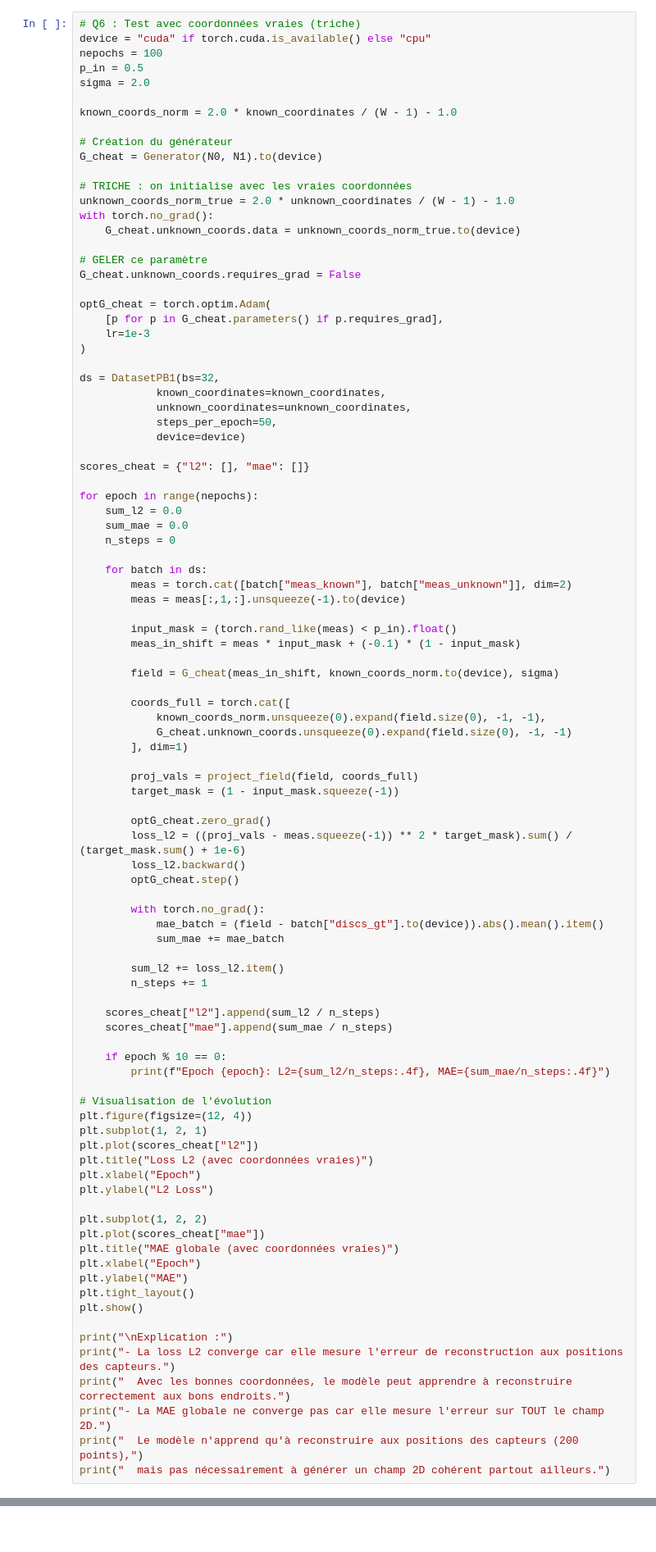
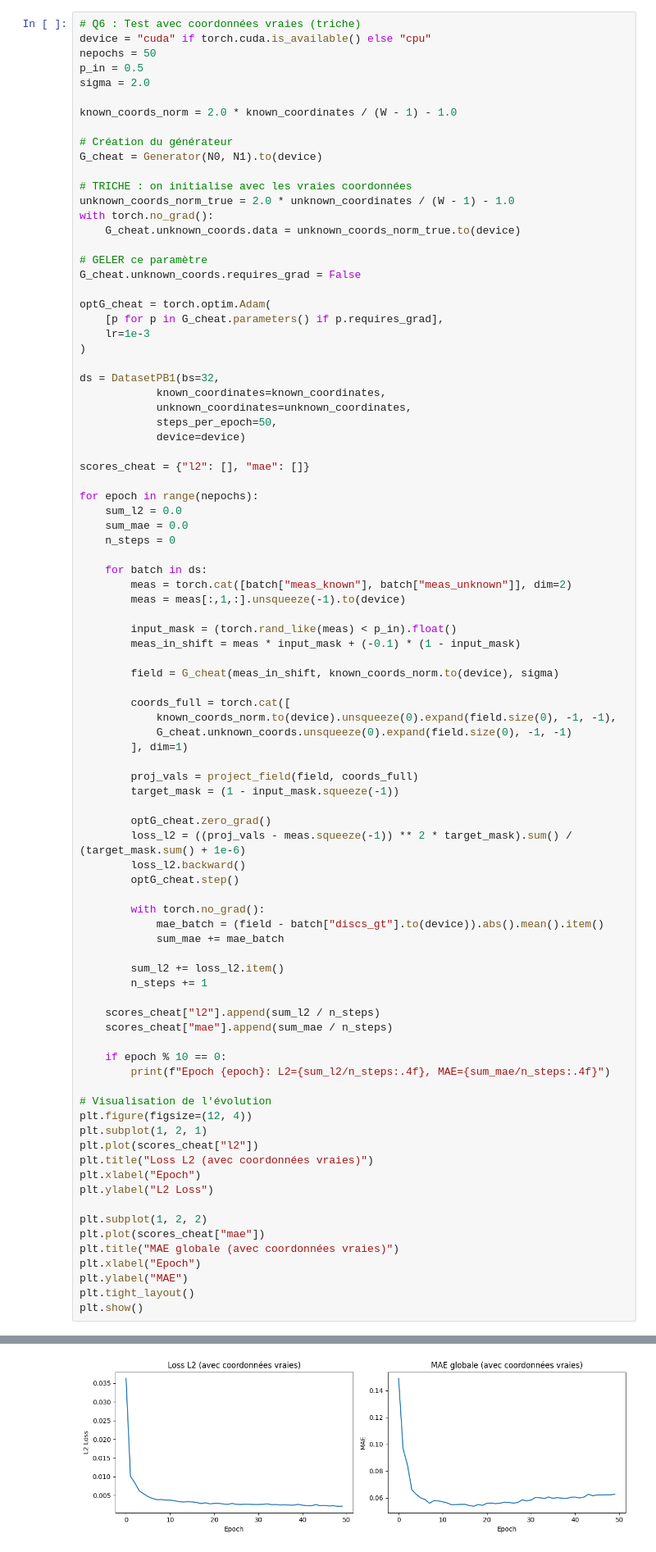
Before and after one commit to berbessout/ML_S5_etudiants, a Jupyter notebook: exams/exam_session1/problem1.ipynb, the cells around one changed output, grey strips where cells are left out. Shown at 82% size. Drawn from its saved outputs; the diff is of its cells as text; blank space fills up the shorter version.

```diff
--- a/exams/exam_session1/problem1.ipynb
+++ b/exams/exam_session1/problem1.ipynb
@@ -983,7 +1006,7 @@ for epoch in range(nepochs):
 # %%
 # Q6 : Test avec coordonnées vraies (triche)
 device = "cuda" if torch.cuda.is_available() else "cpu"
-nepochs = 100
+nepochs = 50
 p_in = 0.5
 sigma = 2.0
 
@@ -1028,7 +1051,7 @@ for epoch in range(nepochs):
         field = G_cheat(meas_in_shift, known_coords_norm.to(device), sigma)
 
         coords_full = torch.cat([
-            known_coords_norm.unsqueeze(0).expand(field.size(0), -1, -1),
+            known_coords_norm.to(device).unsqueeze(0).expand(field.size(0), -1, -1),
             G_cheat.unknown_coords.unsqueeze(0).expand(field.size(0), -1, -1)
         ], dim=1)
 
@@ -1068,10 +1091,4 @@ plt.xlabel("Epoch")
 plt.ylabel("MAE")
 plt.tight_layout()
 plt.show()
-
-print("\nExplication :")
-print("- La loss L2 converge car elle mesure l'erreur de reconstruction aux positions des capteurs.")
-print("  Avec les bonnes coordonnées, le modèle peut apprendre à reconstruire correctement aux bons endroits.")
-print("- La MAE globale ne converge pas car elle mesure l'erreur sur TOUT le champ 2D.")
-print("  Le modèle n'apprend qu'à reconstruire aux positions des capteurs (200 points),")
-print("  mais pas nécessairement à générer un champ 2D cohérent partout ailleurs.")
+# %% [output]
@@ -1077,0 +1100 @@ print("  mais pas nécessairement à générer un champ 2D cohérent partout ail
+[figure, added]
```
Also changed, not shown: parts of 23 cells of this notebook.
